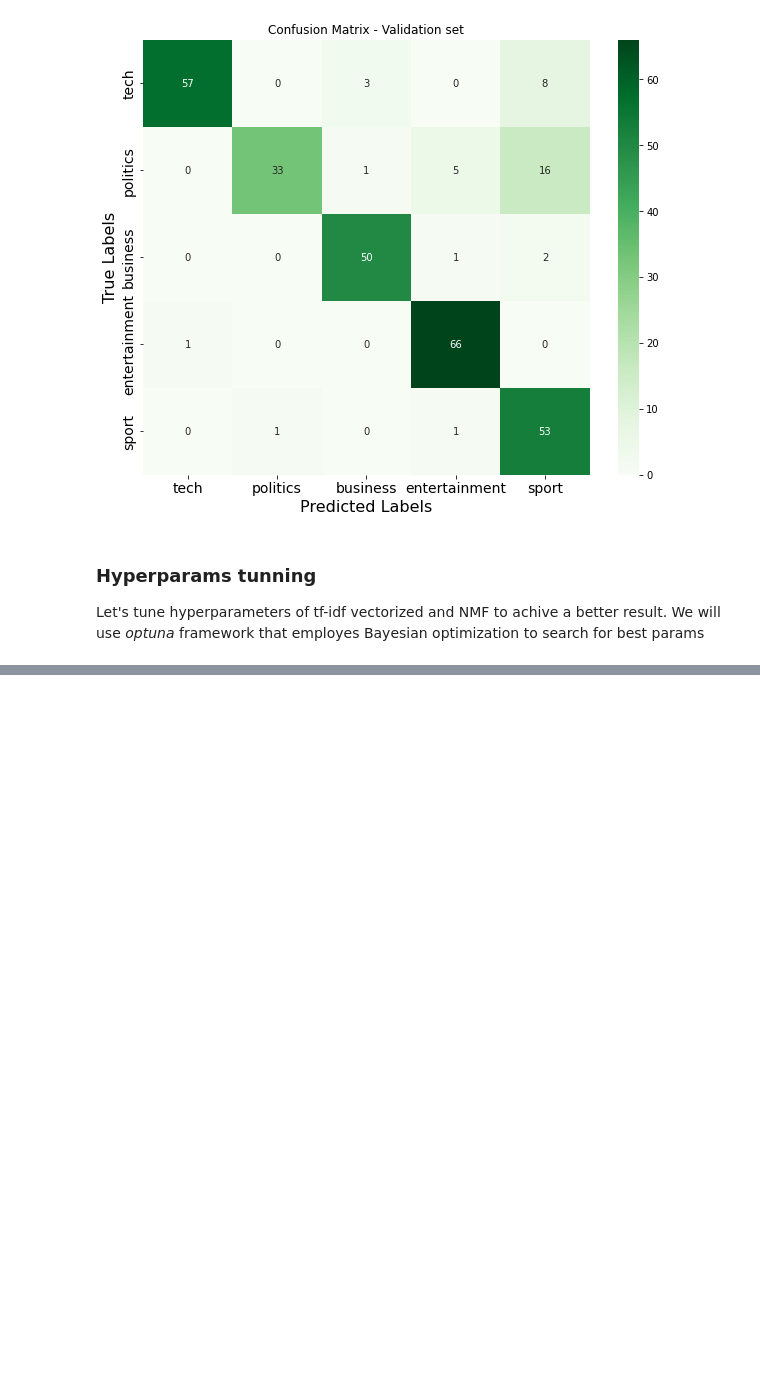
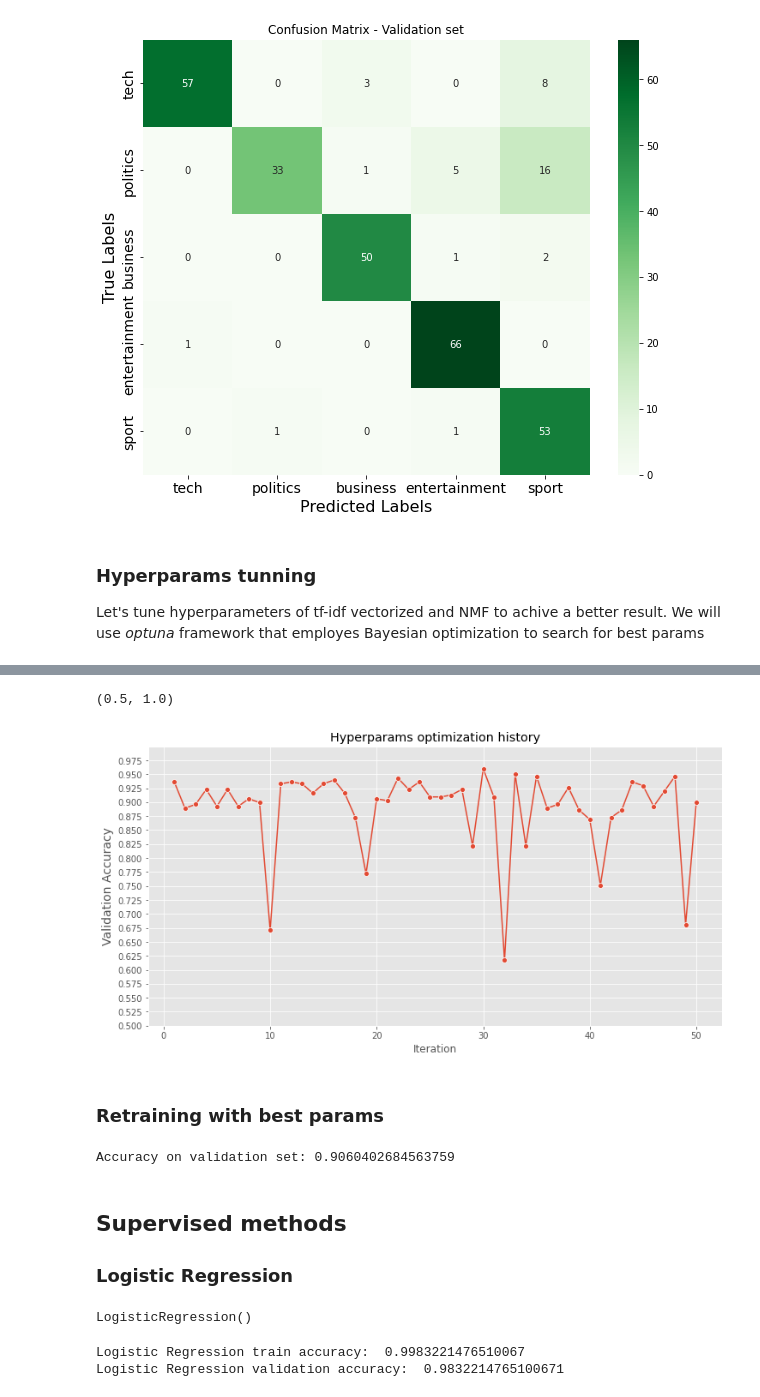
Before and after one commit to stanislavlia/text_classification_unsupervised, a Jupyter notebook: news_classification.ipynb, the cells around one changed output, grey strips where cells are left out. Cells and saved outputs as stored; diff of their text form; code cells hidden in the pictures; blank space fills up the shorter version.

```diff
--- a/news_classification.ipynb
+++ b/news_classification.ipynb
@@ -659,0 +575,70 @@ SVM (RBF Kernel) validation accuracy: 0.9832214765100671
+# %%
+plt.figure(figsize=(12, 6))
+plt.title("Hyperparams optimization history")
+sns.lineplot(data=study_df, x=np.arange(1, 51, 1), y='value', marker='o')
+
+plt.ylabel("Validation Accuracy", fontsize=14)
+plt.xlabel("Iteration")
+plt.yticks(np.arange(0.5, 1, 0.025))
+plt.ylim(0.5, 1)
+# %% [output]
+(0.5, 1.0)
+[figure, added]
+# %% [markdown]
+### Retraining with best params
+# %%
+tuned_params = {'max_features': 6843,
+                'max_df': 0.7979675957237654, 'ngram_range': (1, 2),
+                'init': 'nndsvd', 'beta_loss': 'kullback-leibler'}
+
+tfidf_vectorizer = TfidfVectorizer(stop_words=STOP_WORDS, max_features=tuned_params['max_features'],
+                                   max_df=tuned_params['max_df'], ngram_range=tuned_params['ngram_range'])
+
+
+train_tdidf_matrix = tfidf_vectorizer.fit_transform(text_train)
+val_tfidf_matrix = tfidf_vectorizer.transform(text_val)
+
+nmf_decomposer = NMF(n_components=5, solver="mu",
+                     init=tuned_params['init'], beta_loss=tuned_params['beta_loss'],
+                     random_state=1)
+
+nmf_decomposer.fit(train_tdidf_matrix)
+
+W_val = nmf_decomposer.transform(val_tfidf_matrix)
+H_val = nmf_decomposer.components_
+
+val_predictions = np.argmax(W_val, axis=1) + 1
+matched_map = match_predictions(val_predictions, labels_val)
+val_categories_predicted = [matched_map[topic] for topic in val_predictions]
+
+accuracy = accuracy_score(labels_val, val_categories_predicted)
+print("Accuracy on validation set:", accuracy)
+# %% [output]
+Accuracy on validation set: 0.9060402684563759
+# %% [markdown]
+## Supervised methods
+
+### Logistic Regression
+# %%
+from sklearn.linear_model import LogisticRegression
+
+category_encoder = {cat:i for i,cat in topic_to_category.items() }
+
+labels_train_enc = [category_encoder[cat] for cat in labels_train]
+labels_val_enc = [category_encoder[cat] for cat in labels_val]
+
+
+
+logreg = LogisticRegression()
+logreg.fit(train_tdidf_matrix, labels_train_enc)
+# %% [output]
+LogisticRegression()
+# %%
+print("Logistic Regression train accuracy: ",
+      logreg.score(train_tdidf_matrix.toarray(), labels_train_enc))
+
+print("Logistic Regression validation accuracy: ",
+      logreg.score(val_tfidf_matrix.toarray(), labels_val_enc))
+# %% [output]
+Logistic Regression train accuracy:  0.9983221476510067
+Logistic Regression validation accuracy:  0.9832214765100671
```
Also changed, not shown: parts of 28 cells of this notebook.
